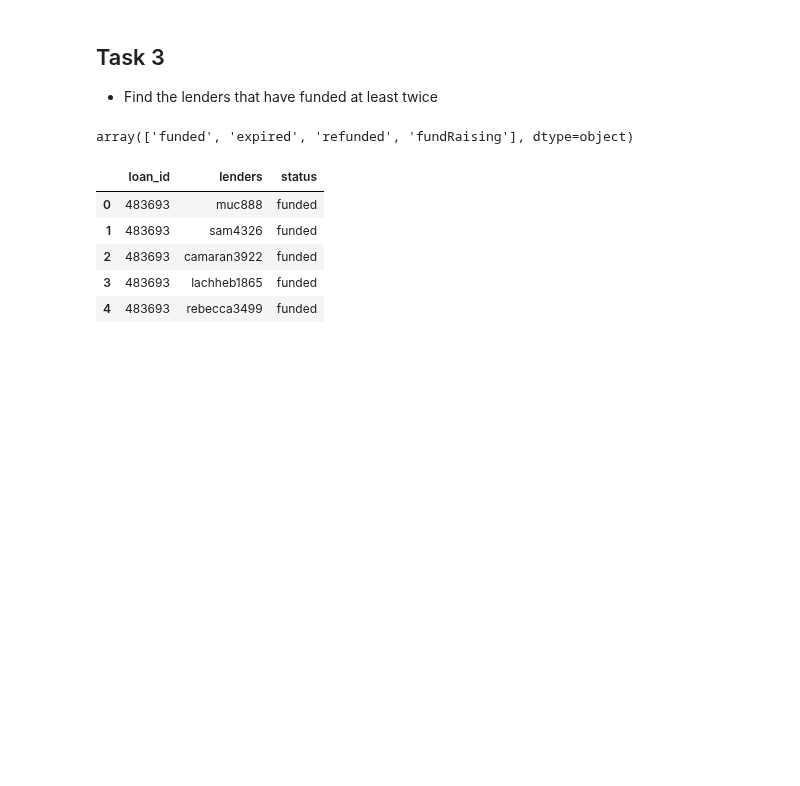
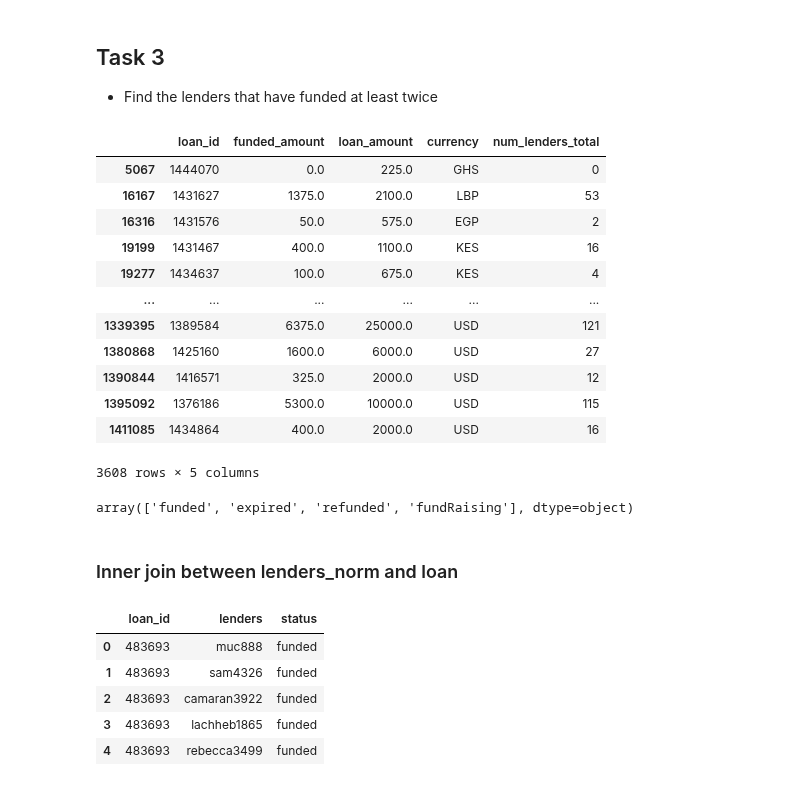
Before and after one commit to gaveter/Project_cs, a Jupyter notebook: Project.ipynb, the cells around one changed output. Saved outputs shown, nothing was run; the diff lists cells and outputs as text; code cells hidden in the pictures; blank space fills up the shorter version.

```diff
--- a/Project.ipynb
+++ b/Project.ipynb
@@ -228,10 +207,28 @@ loan.head()[["planned_expiration_time","disburse_time","duration"]]
 # %% [markdown]
 ## Task 3
 - Find the lenders that have funded at least twice
+# %%
+loan[loan['status']=='fundRaising'][['loan_id','funded_amount','loan_amount','currency','num_lenders_total']]
+# %% [output]
+|  | loan_id | funded_amount | loan_amount | currency | num_lenders_total |
+| 5067 | 1444070 | 0.0 | 225.0 | GHS | 0 |
+| 16167 | 1431627 | 1375.0 | 2100.0 | LBP | 53 |
+| 16316 | 1431576 | 50.0 | 575.0 | EGP | 2 |
+| 19199 | 1431467 | 400.0 | 1100.0 | KES | 16 |
+| 19277 | 1434637 | 100.0 | 675.0 | KES | 4 |
+| ... | ... | ... | ... | ... | ... |
+| 1339395 | 1389584 | 6375.0 | 25000.0 | USD | 121 |
+| 1380868 | 1425160 | 1600.0 | 6000.0 | USD | 27 |
+| 1390844 | 1416571 | 325.0 | 2000.0 | USD | 12 |
+| 1395092 | 1376186 | 5300.0 | 10000.0 | USD | 115 |
+| 1411085 | 1434864 | 400.0 | 2000.0 | USD | 16 |
+3608 rows × 5 columns
 # %%
 loan['status'].unique()
 # %% [output]
 array(['funded', 'expired', 'refunded', 'fundRaising'], dtype=object)
 # %%
 fundedLoan=loan[['loan_id','status']]
+# %% [markdown]
+### Inner join between lenders_norm and loan
 # %%
```
Also changed, not shown: parts of 30 cells of this notebook.
